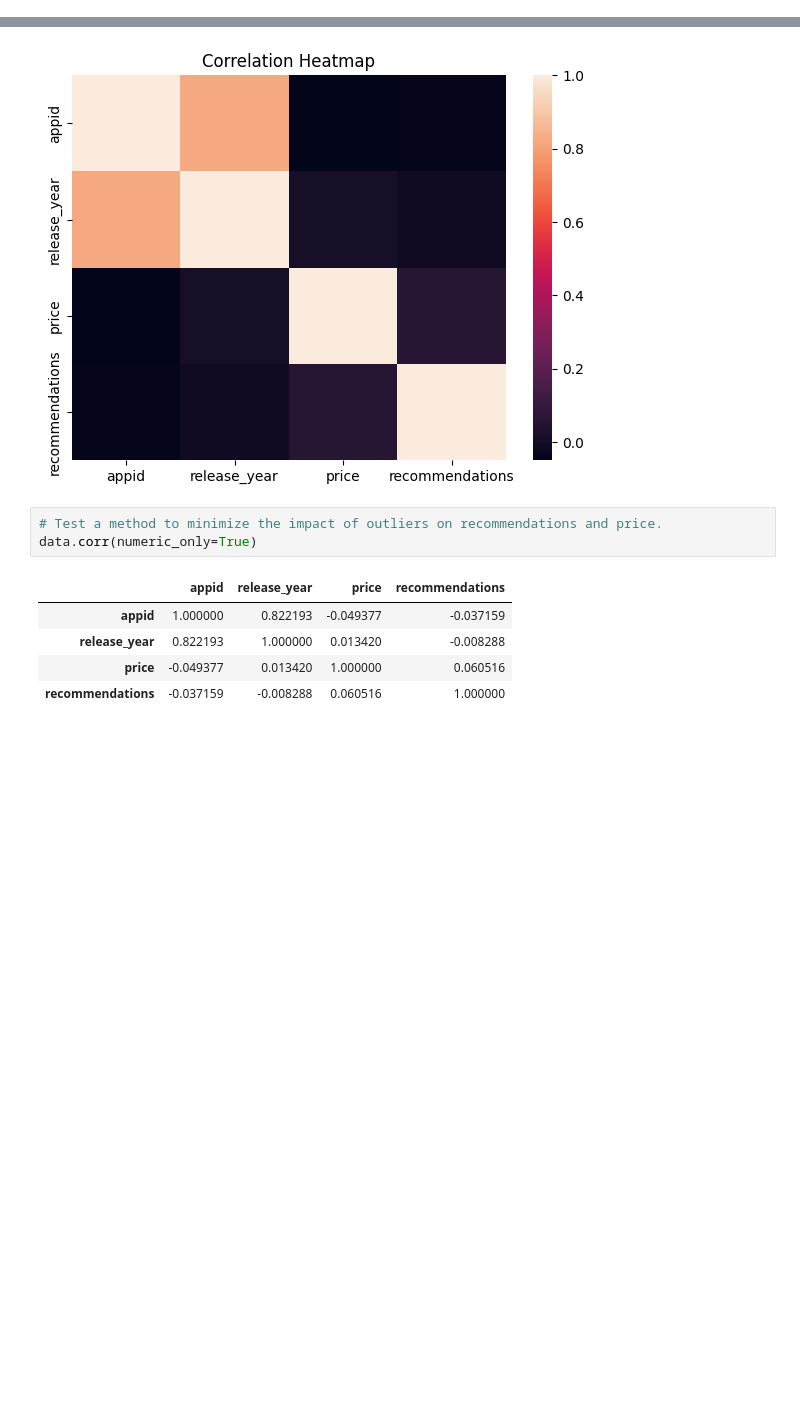
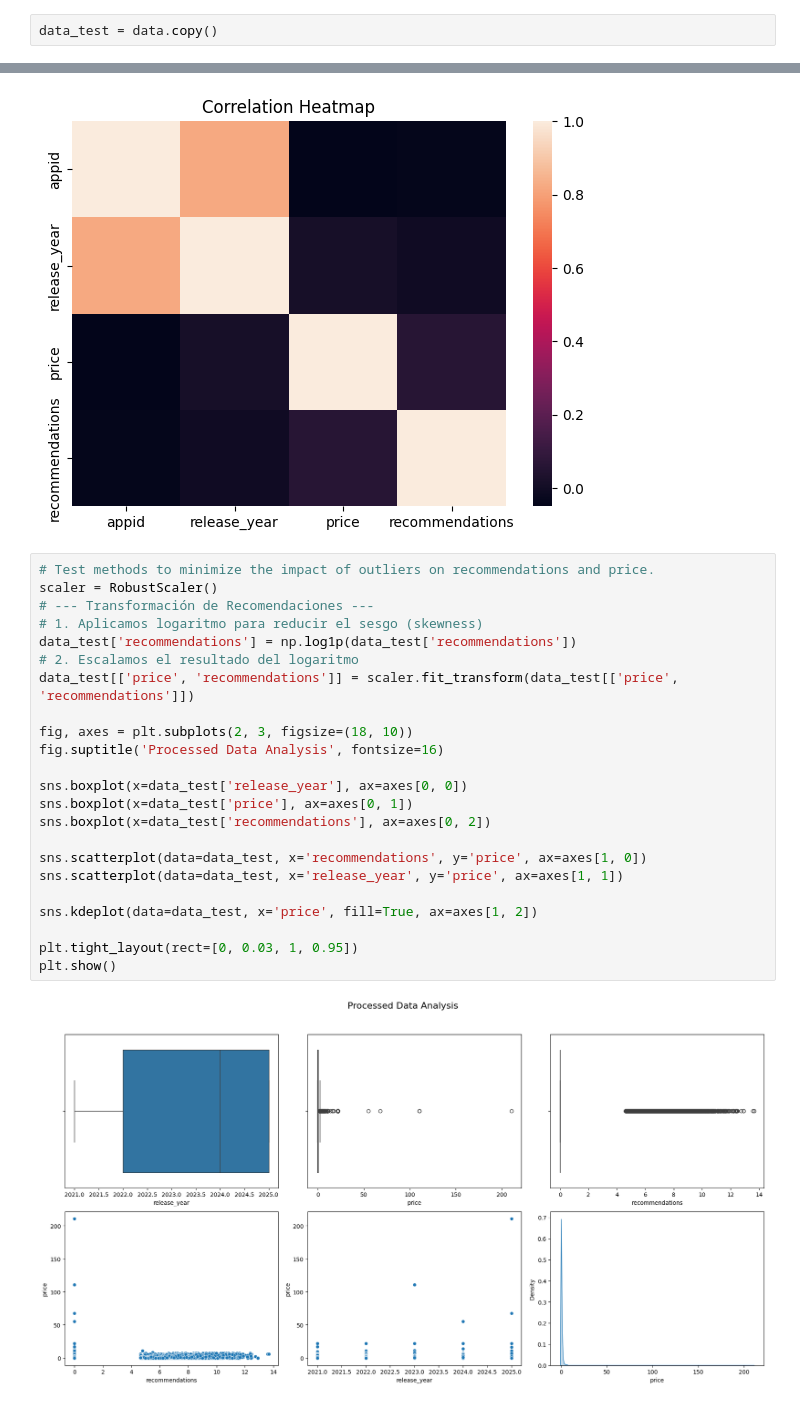
Before and after one commit to MCAlberto55/steam-games-analysis, a Jupyter notebook: notebooks/eda_analysis.ipynb, the cells around one changed output, grey strips where cells are left out. Cells and saved outputs as stored; diff of their text form; blank space fills up the shorter version.

Commit message:
test methods to minimize outliers

```diff
--- a/notebooks/eda_analysis.ipynb
+++ b/notebooks/eda_analysis.ipynb
@@ -171,6 +172,8 @@ plt.show()
 [figure]
 # %% [markdown]
 ## Advanced Exploratory Data Analysis
+# %%
+data_test = data.copy()
 # %%
 # Correlation heatmap
 plt.figure(figsize=(7, 5))
@@ -180,11 +183,27 @@ sns.heatmap(data.corr(numeric_only=True))
 <Axes: title={'center': 'Correlation Heatmap'}>
 [figure]
 # %%
-# Test a method to minimize the impact of outliers on recommendations and price.
-data.corr(numeric_only=True)
+# Test methods to minimize the impact of outliers on recommendations and price.
+scaler = RobustScaler()
+# --- Transformación de Recomendaciones ---
+# 1. Aplicamos logaritmo para reducir el sesgo (skewness)
+data_test['recommendations'] = np.log1p(data_test['recommendations'])
+# 2. Escalamos el resultado del logaritmo
+data_test[['price', 'recommendations']] = scaler.fit_transform(data_test[['price', 'recommendations']])
+
+fig, axes = plt.subplots(2, 3, figsize=(18, 10))
+fig.suptitle('Processed Data Analysis', fontsize=16)
+
+sns.boxplot(x=data_test['release_year'], ax=axes[0, 0])
+sns.boxplot(x=data_test['price'], ax=axes[0, 1])
+sns.boxplot(x=data_test['recommendations'], ax=axes[0, 2])
+
+sns.scatterplot(data=data_test, x='recommendations', y='price', ax=axes[1, 0])
+sns.scatterplot(data=data_test, x='release_year', y='price', ax=axes[1, 1])
+
+sns.kdeplot(data=data_test, x='price', fill=True, ax=axes[1, 2])
+
+plt.tight_layout(rect=[0, 0.03, 1, 0.95])
+plt.show()
 # %% [output]
-|  | appid | release_year | price | recommendations |
-| appid | 1.000000 | 0.822193 | -0.049377 | -0.037159 |
-| release_year | 0.822193 | 1.000000 | 0.013420 | -0.008288 |
-| price | -0.049377 | 0.013420 | 1.000000 | 0.060516 |
-| recommendations | -0.037159 | -0.008288 | 0.060516 | 1.000000 |
+[figure, added]
```
Also changed, not shown: parts of 3 cells of this notebook.
